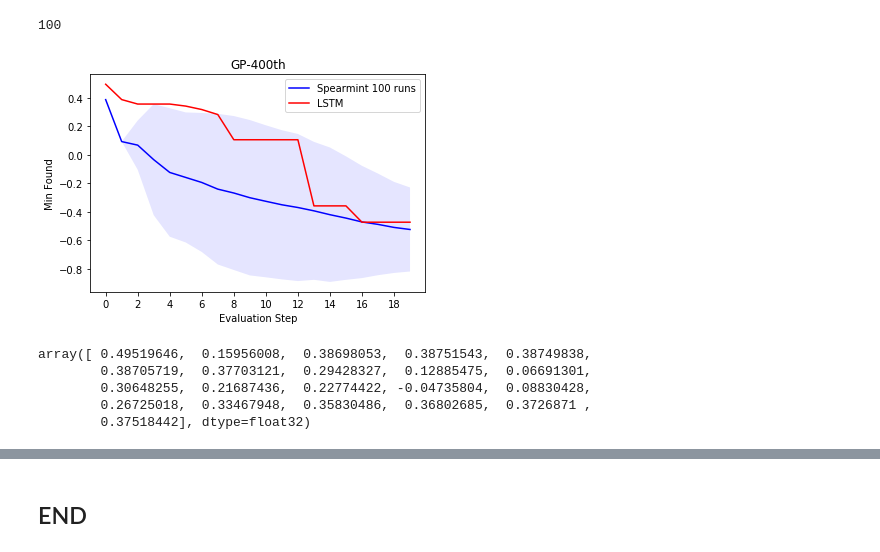
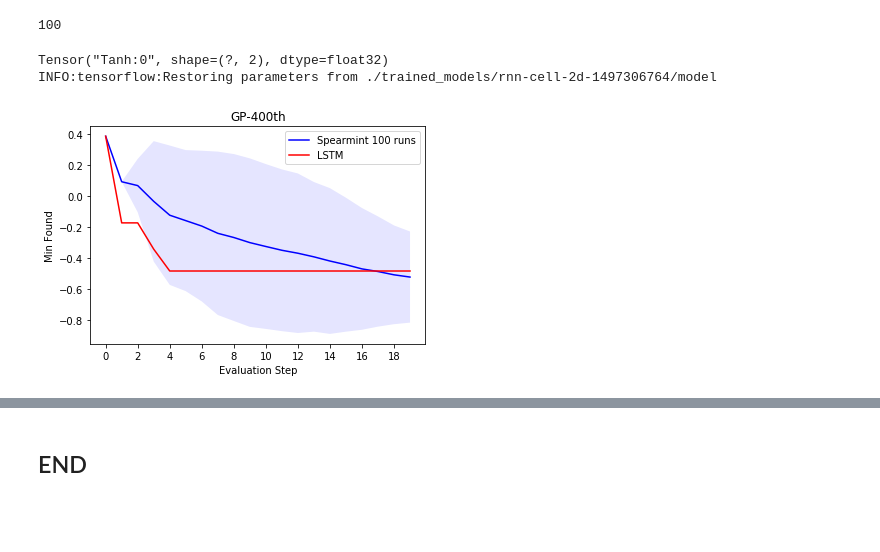
Before and after one commit to p16i/blackbox-optimization-using-rnns, a Jupyter notebook: spearmint-visualization.ipynb, the cells around one changed output, grey strips where cells are left out. Drawn from its saved outputs; the diff is of its cells as text; code cells hidden in the pictures; blank space fills up the shorter version.

```diff
--- a/spearmint-visualization.ipynb
+++ b/spearmint-visualization.ipynb
@@ -187,0 +330,33 @@ for i in range(len(GP_TEST_INDICES)):
+# %%
+def plot_line_mark(x1,y1):
+    plt.plot([x1, x1], [-X_PLOT_LIMIT, X_PLOT_LIMIT], 'w-', lw=0.3)
+    plt.plot([-X_PLOT_LIMIT, X_PLOT_LIMIT], [y1,y1] , 'w-', lw=0.3)
+
+def plot_comparison2d_on_gp(data_idx):
+    plt.figure(figsize=(12,6))
+    # for i in range(len(GP_TEST_INDICES)):
+    # plot spearmint
+    plt.subplot(1,2,1)
+    f_values = compute_gp_function_values(XX, data_idx=data_idx)
+
+    sm_x_100th = spearmint_sampling_points(data_idx=data_idx)
+    sm_f_values = compute_gp_function_values(sm_x_100th.reshape(1,-1,2), data_idx=data_idx)
+    min_sm = np.argmin(sm_f_values)
+    plot_gp_function(f_values, sm_x_100th)
+
+    plt.title('SM-GP Test-%dth (min found %f at %d)' % (data_idx, sm_f_values[min_sm], min_sm) )
+    plot_line_mark(*sm_x_100th[min_sm, :])
+
+    # plot lstm
+    plt.subplot(1,2,2)
+    f_values = compute_gp_function_values(XX, data_idx=data_idx)
+
+    lstm_f_values, lstm_x_400 = evaluate_gp_ith_with_model(data_idx, best_model_2d, dim=2)
+
+
+    min_lstm = np.argmin(lstm_f_values[:-1])
+
+    plot_gp_function(f_values, lstm_x_400[:-1,:])
+    plt.title('LSTM Test-%dth (min found %f at %d)' % (data_idx, lstm_f_values[min_lstm], min_lstm) )
+    plot_line_mark(*lstm_x_400[min_lstm, :])
+plot_comparison2d_on_gp(GP_TEST_INDICES[0])
@@ -187,0 +367,4 @@ for i in range(len(GP_TEST_INDICES)):
+# %%
+for i in GP_TEST_INDICES:
+    plot_comparison2d_on_gp(i)
+    plt.savefig('./images-temp/comparision-gp-test-%dth.png' % i)
@@ -249,47 +460,40 @@ def min_up_to_k(data):
 
 tc.assertEqual(min_up_to_k([1,3,0.5,2,8,3,4]),[1,1,0.5,0.5,0.5,0.5,0.5])
 # %%
-%store -r lstm_eval_gp_400_th
-
 def plot_min_across_runs(data, color="blue") :
     mins_across_runs = []
     total = len(data)
     for  i in range(total):
         df = data[i]
         mins = min_up_to_k(df.y.as_matrix())
         mins_across_runs.append(mins)
 
     # mins_across_runs.shape = run*step
     # aka each step is each column
     mins_across_runs = np.vstack(mins_across_runs)
 
     mean_mins = np.mean(mins_across_runs, axis=0)
     std_mins = np.std(mins_across_runs, axis=0)
 
     total_means = len(mean_mins)
     x_lins = range(0, total_means)
     plt.plot(x_lins, mean_mins, color = color, label="Spearmint %d runs" % total)
     up = mean_mins + 2*std_mins
     lo = mean_mins - 2*std_mins
     plt.fill_between(x_lins, lo, up, facecolor=color, interpolate=True, alpha=0.1)
 
-    lstm_min_at_k = min_up_to_k(lstm_eval_gp_400_th[:total_means])
+    lstm_eval_gp_400th, _ = evaluate_gp_ith_with_model(400, best_model_2d, dim=2)
+    lstm_min_at_k = min_up_to_k(lstm_eval_gp_400th[:total_means])
     plt.plot(x_lins, lstm_min_at_k, color = "red", label="LSTM")
 
     plt.xticks(np.arange(0, len(mean_mins),2))
     plt.xlabel('Evaluation Step')
     plt.ylabel('Min Found')
     plt.legend()
 
 plt.title("GP-400th")
 plot_min_across_runs(results_gp_400th)
 # %% [output]
+Tensor("Tanh:0", shape=(?, 2), dtype=float32)
+INFO:tensorflow:Restoring parameters from ./trained_models/rnn-cell-2d-1497306764/model
-[figure, old version]
+[figure, new version]
-# %%
-eval_gp_400_th
-# %% [output]
-array([ 0.49519646,  0.15956008,  0.38698053,  0.38751543,  0.38749838,
-        0.38705719,  0.37703121,  0.29428327,  0.12885475,  0.06691301,
-        0.30648255,  0.21687436,  0.22774422, -0.04735804,  0.08830428,
-        0.26725018,  0.33467948,  0.35830486,  0.36802685,  0.3726871 ,
-        0.37518442], dtype=float32)
```
Also changed, not shown: parts of 16 cells of this notebook, 1 other file.
